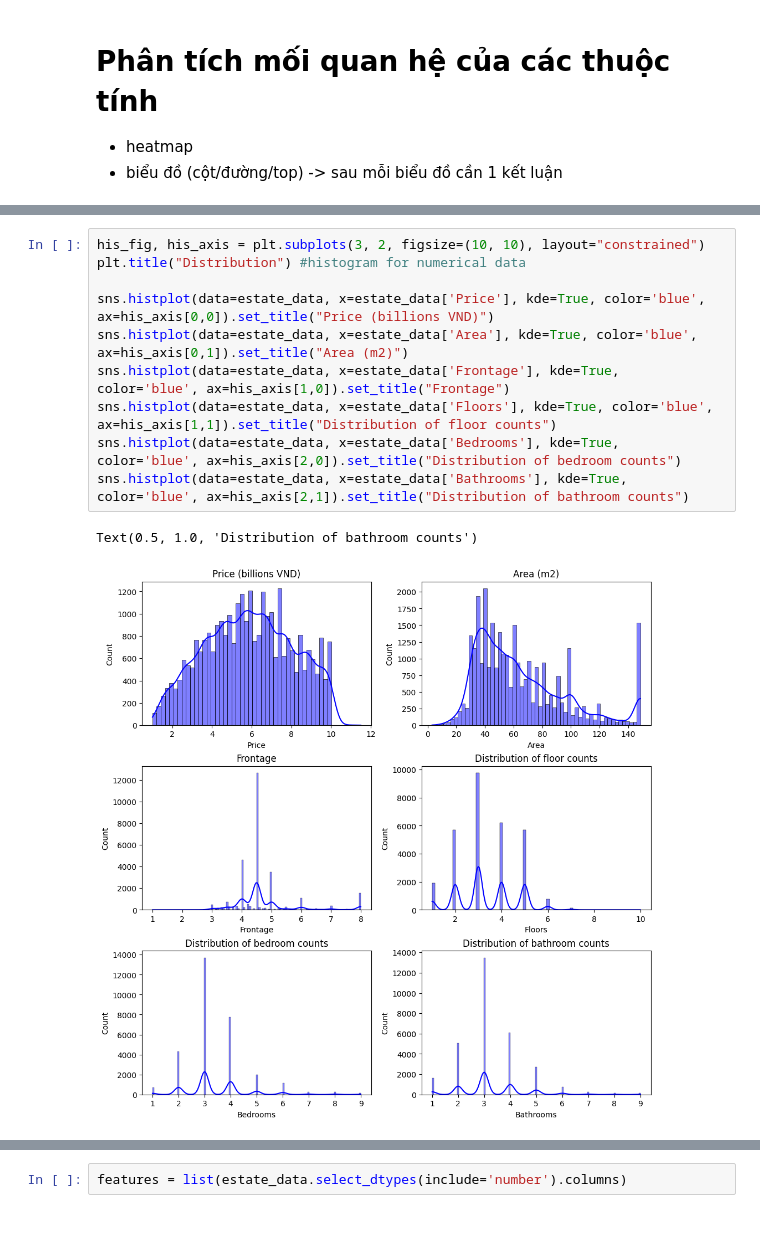
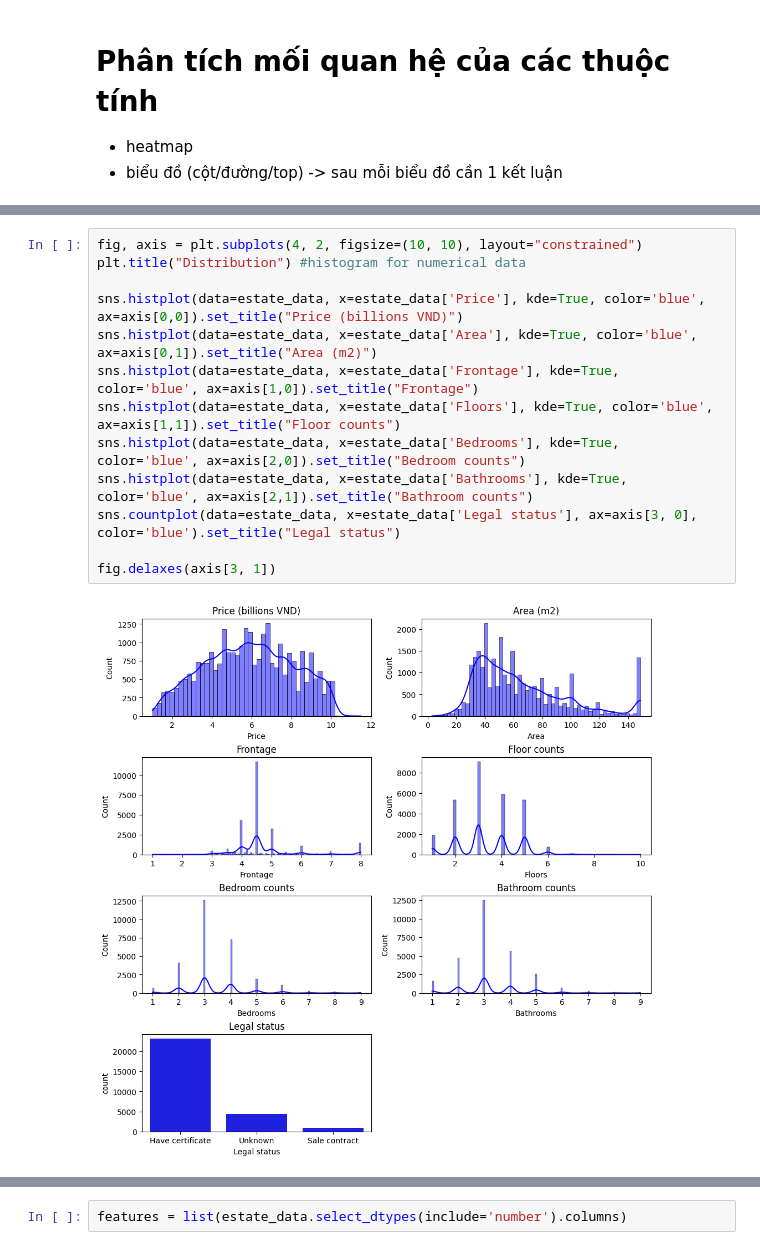
Before and after one commit to anhvq44/CSA_SPCK, a Jupyter notebook: VN_house_price.ipynb, the cells around one changed output, grey strips where cells are left out. Saved outputs shown, nothing was run; the diff lists cells and outputs as text; blank space fills up the shorter version.

```diff
--- a/VN_house_price.ipynb
+++ b/VN_house_price.ipynb
@@ -116,13 +102,15 @@ plt.show()
 # %%
-his_fig, his_axis = plt.subplots(3, 2, figsize=(10, 10), layout="constrained")
+fig, axis = plt.subplots(4, 2, figsize=(10, 10), layout="constrained")
 plt.title("Distribution") #histogram for numerical data
 
-sns.histplot(data=estate_data, x=estate_data['Price'], kde=True, color='blue', ax=his_axis[0,0]).set_title("Price (billions VND)")
-sns.histplot(data=estate_data, x=estate_data['Area'], kde=True, color='blue', ax=his_axis[0,1]).set_title("Area (m2)")
-sns.histplot(data=estate_data, x=estate_data['Frontage'], kde=True, color='blue', ax=his_axis[1,0]).set_title("Frontage")
-sns.histplot(data=estate_data, x=estate_data['Floors'], kde=True, color='blue', ax=his_axis[1,1]).set_title("Distribution of floor counts")
-sns.histplot(data=estate_data, x=estate_data['Bedrooms'], kde=True, color='blue', ax=his_axis[2,0]).set_title("Distribution of bedroom counts")
-sns.histplot(data=estate_data, x=estate_data['Bathrooms'], kde=True, color='blue', ax=his_axis[2,1]).set_title("Distribution of bathroom counts")
+sns.histplot(data=estate_data, x=estate_data['Price'], kde=True, color='blue', ax=axis[0,0]).set_title("Price (billions VND)")
+sns.histplot(data=estate_data, x=estate_data['Area'], kde=True, color='blue', ax=axis[0,1]).set_title("Area (m2)")
+sns.histplot(data=estate_data, x=estate_data['Frontage'], kde=True, color='blue', ax=axis[1,0]).set_title("Frontage")
+sns.histplot(data=estate_data, x=estate_data['Floors'], kde=True, color='blue', ax=axis[1,1]).set_title("Floor counts")
+sns.histplot(data=estate_data, x=estate_data['Bedrooms'], kde=True, color='blue', ax=axis[2,0]).set_title("Bedroom counts")
+sns.histplot(data=estate_data, x=estate_data['Bathrooms'], kde=True, color='blue', ax=axis[2,1]).set_title("Bathroom counts")
+sns.countplot(data=estate_data, x=estate_data['Legal status'], ax=axis[3, 0], color='blue').set_title("Legal status")
+
+fig.delaxes(axis[3, 1])
 # %% [output]
-Text(0.5, 1.0, 'Distribution of bathroom counts')
-[figure, old version]
+[figure, new version]
```
Also changed, not shown: parts of 8 cells of this notebook.
